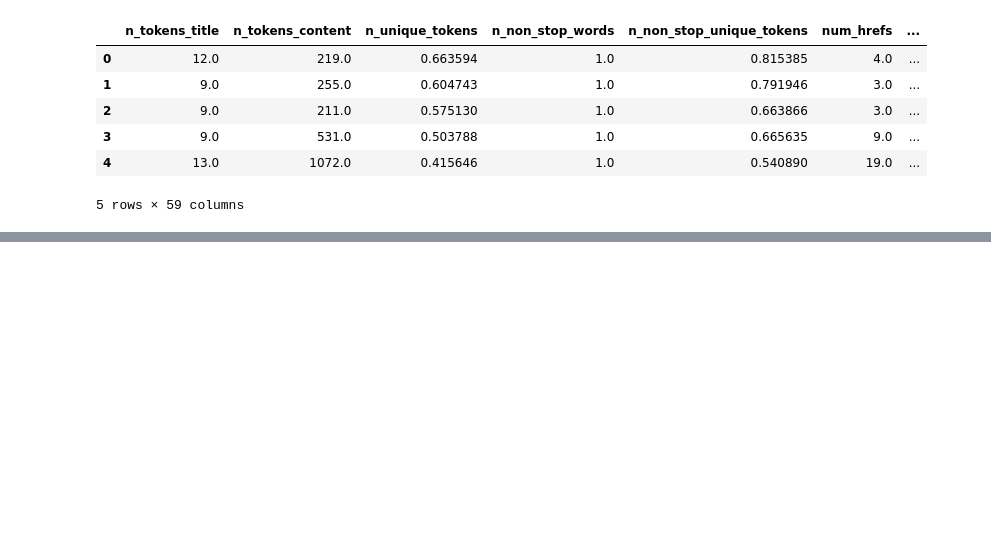
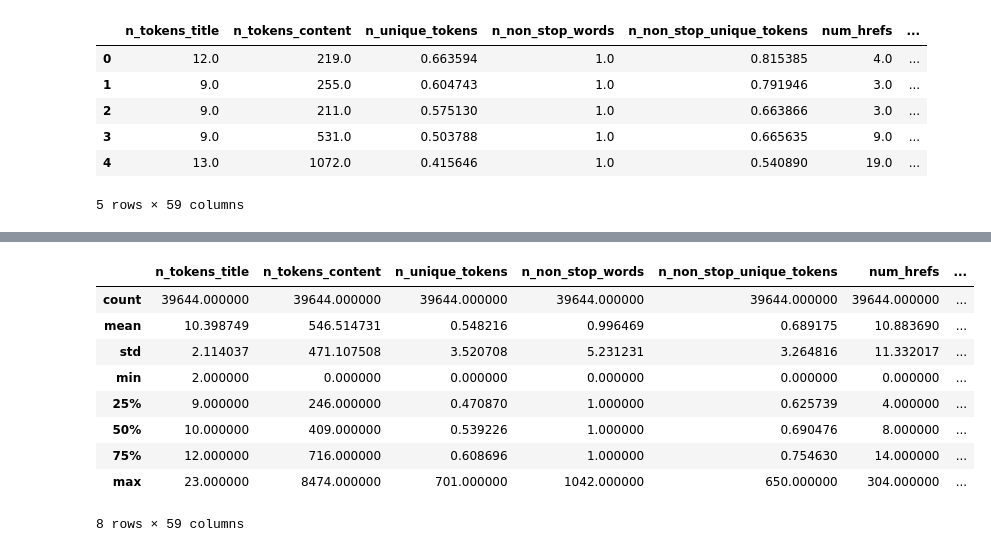
Before and after one commit to stat220/final-lab-chase-cole-grant-noah-group-2, a Jupyter notebook: final-lab.ipynb, the cells around one changed output, grey strips where cells are left out. Cells and saved outputs as stored; diff of their text form; code cells hidden in the pictures; blank space fills up the shorter version.

```diff
--- a/final-lab.ipynb
+++ b/final-lab.ipynb
@@ -23,0 +64,13 @@ df.head()
+# %%
+df.describe()
+# %% [output]
+|  | n_tokens_title | n_tokens_content | n_unique_tokens | n_non_stop_words | n_non_stop_unique_tokens | num_hrefs | ... |
+| count | 39644.000000 | 39644.000000 | 39644.000000 | 39644.000000 | 39644.000000 | 39644.000000 | ... |
+| mean | 10.398749 | 546.514731 | 0.548216 | 0.996469 | 0.689175 | 10.883690 | ... |
+| std | 2.114037 | 471.107508 | 3.520708 | 5.231231 | 3.264816 | 11.332017 | ... |
+| min | 2.000000 | 0.000000 | 0.000000 | 0.000000 | 0.000000 | 0.000000 | ... |
+| 25% | 9.000000 | 246.000000 | 0.470870 | 1.000000 | 0.625739 | 4.000000 | ... |
+| 50% | 10.000000 | 409.000000 | 0.539226 | 1.000000 | 0.690476 | 8.000000 | ... |
+| 75% | 12.000000 | 716.000000 | 0.608696 | 1.000000 | 0.754630 | 14.000000 | ... |
+| max | 23.000000 | 8474.000000 | 701.000000 | 1042.000000 | 650.000000 | 304.000000 | ... |
+8 rows × 59 columns
```
Also changed, not shown: parts of 32 cells of this notebook.
